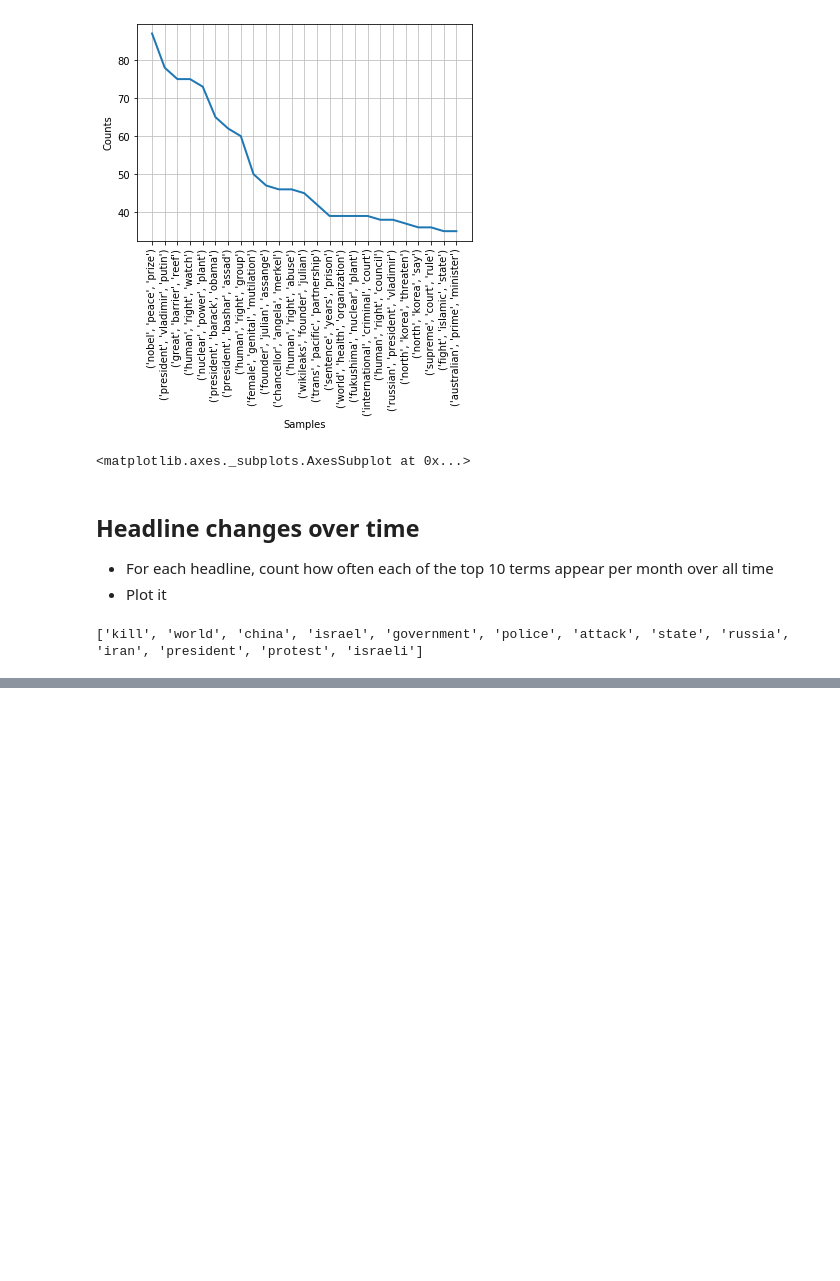
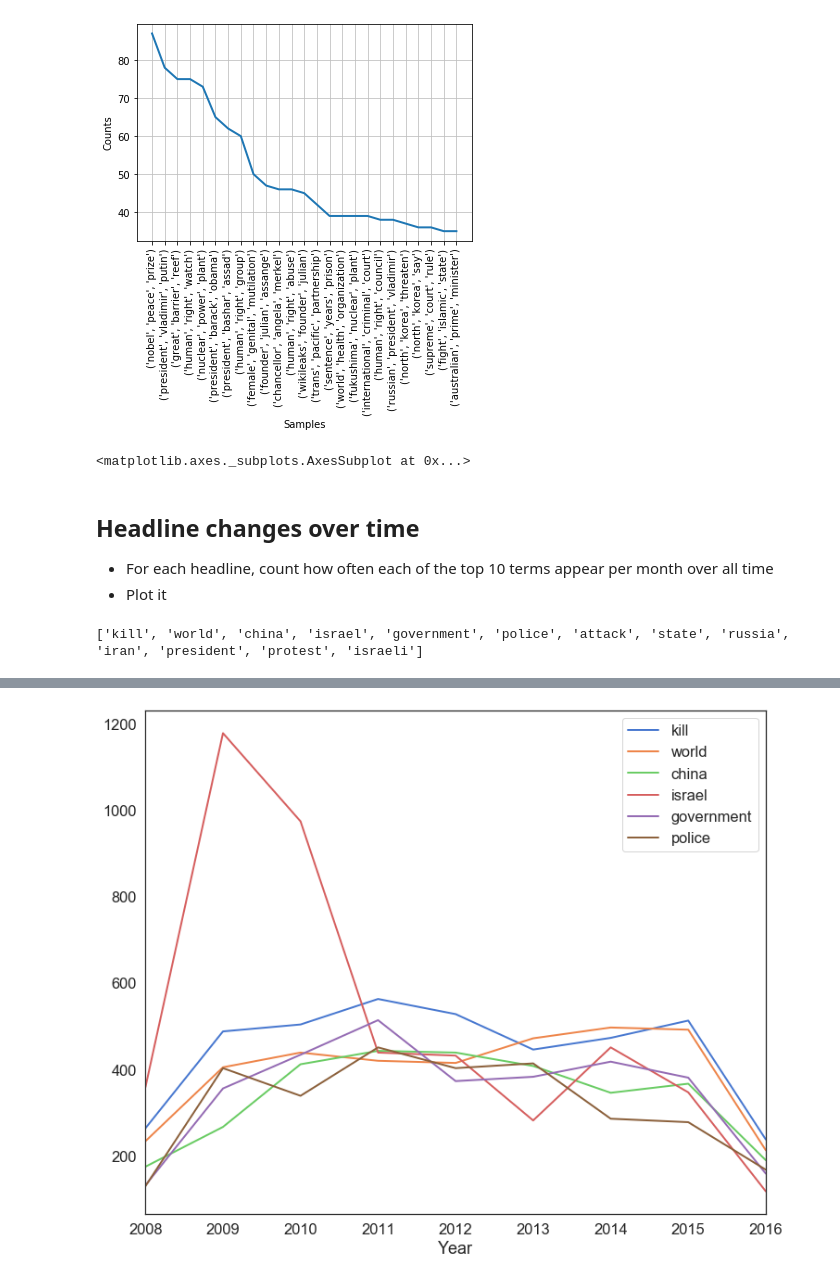
Before and after one commit to micahvandersteen/project-3-team-ifrit, a Jupyter notebook: Notebooks/Stock and news headline descriptive analysis.ipynb, the cells around one changed output, grey strips where cells are left out. Saved outputs shown, nothing was run; the diff lists cells and outputs as text; code cells hidden in the pictures; blank space fills up the shorter version.

```diff
--- a/Notebooks/Stock and news headline descriptive analysis.ipynb
+++ b/Notebooks/Stock and news headline descriptive analysis.ipynb
@@ -351,0 +345,5 @@ headlines['attack'].sum()
+# %%
+# https://jakevdp.github.io/PythonDataScienceHandbook/03.10-working-with-strings.html
+pop_kw = pd.DataFrame(dict((kw, headlines.cleaned_headlines.str.contains(kw, re.IGNORECASE))
+                             for kw in cleaned))
+pop_kw.head()
@@ -351,0 +358,10 @@ headlines['attack'].sum()
+# %%
+# Groupby date/month, get sum of each keyword on date
+
+keyword_by_date = pop_kw.groupby('Date')[cleaned].sum()
+# %%
+keyword_by_date['date'] = keyword_by_date.index
+keyword_by_date['date'] = pd.to_datetime(keyword_by_date['date'], format="%Y-%m-%d")
+keyword_by_date['Year'] = keyword_by_date['date'].dt.year
+
+keyword_by_date.head()
@@ -351,0 +376,10 @@ headlines['attack'].sum()
+# %%
+keyword_count_year = keyword_by_date.groupby('Year')[cleaned[0:6]].sum()
+# %%
+sns.set(font_scale=1.5, rc={"lines.linewidth": 2})
+with sns.axes_style("white"):
+    fig, ax = plt.subplots(figsize=[12,10])
+    ax = sns.lineplot(data=keyword_count_year, ax=ax, palette="muted", dashes=False)
+    ax.set_xlim(keyword_count_year.index.min(), keyword_count_year.index.max())
+# %% [output]
+[figure, added]
```
Also changed, not shown: parts of 26 cells of this notebook.
